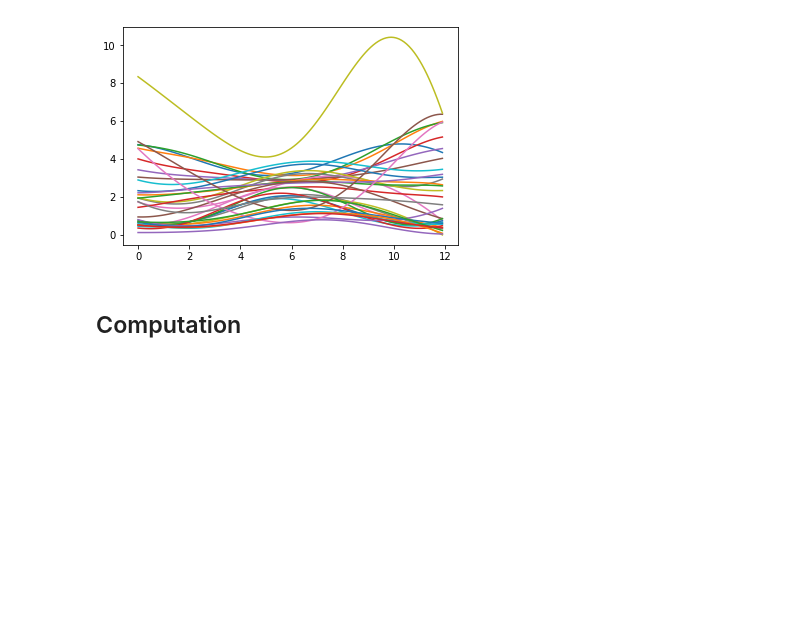
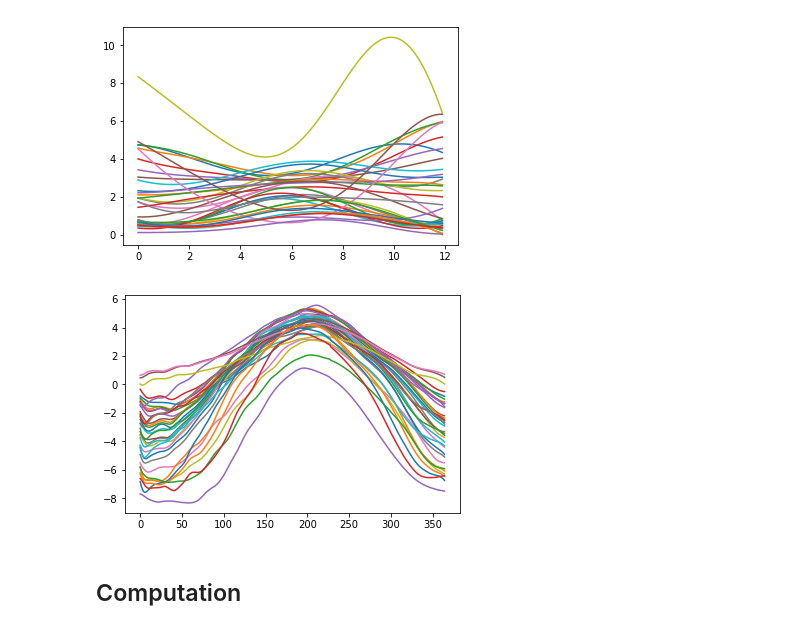
Before and after one commit to StevenGolovkine/FDApy, a Jupyter notebook: examples/canadian_weather.ipynb, the cells around one changed output. Cells and saved outputs as stored; diff of their text form; code cells hidden in the pictures; blank space fills up the shorter version.

```diff
--- a/examples/canadian_weather.ipynb
+++ b/examples/canadian_weather.ipynb
@@ -185,6 +185,16 @@ plot(monthlyPrecSmooth)
 plt.show()
 # %% [output]
 [figure]
+# %%
+# Smooth the data
+points = dailyTemp.argvals[0]
+dailyTempsSmooth = dailyTemp.smooth(points, bandwith=20, kernel='epanechnikov')
+# %%
+# Plot the smooth data
+plot(dailyTempsSmooth)
+plt.show()
+# %% [output]
+[figure, added]
 # %% [markdown]
 ## Computation
 # %%
```
Also changed, not shown: parts of 12 cells of this notebook, 1 other file.
